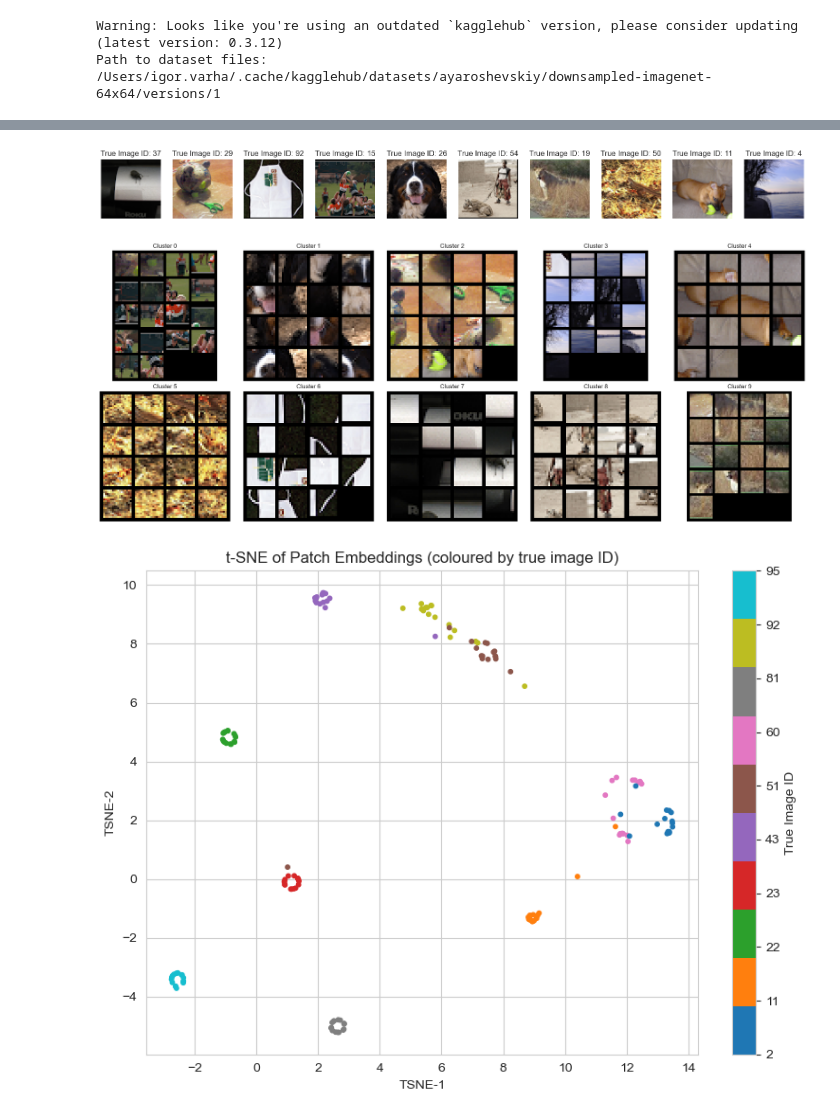
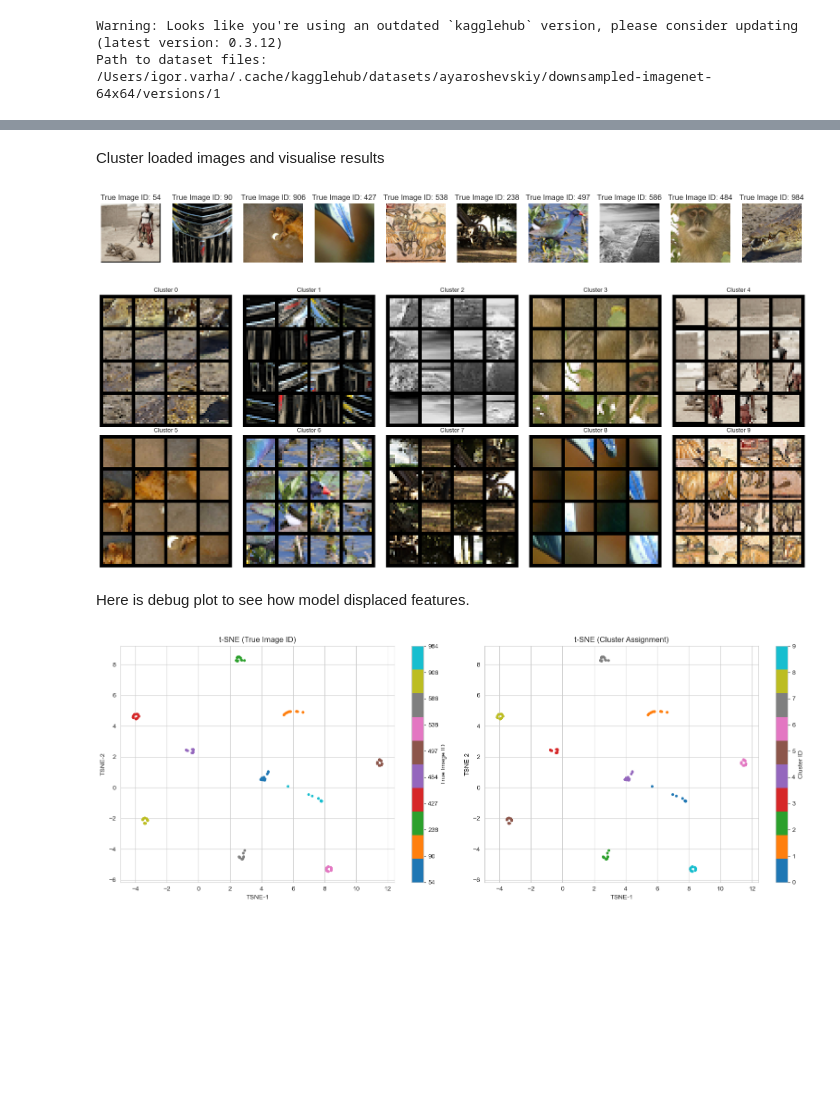
Before and after one commit to IVarha/contrastive-learning, a Jupyter notebook: script_2.ipynb, the cells around one changed output, grey strips where cells are left out. Drawn from its saved outputs; the diff is of its cells as text; code cells hidden in the pictures; blank space fills up the shorter version.

```diff
--- a/script_2.ipynb
+++ b/script_2.ipynb
@@ -17,8 +27,6 @@ test_dataset_p = "te_dataset.pt"
 # %%
-from torch.utils.data import DataLoader
-from image_toolkit.data_processor import FragmentDataset
 
-test_dataset = FragmentDataset(test_path,limit=100, augment=False)
-
+# here please use limit if you to limit amount of images you are using
+test_dataset = FragmentDataset(test_path,limit=1000, augment=False)
 dataloader_test = DataLoader(test_dataset, batch_size=10, shuffle=True)
 # %%
@@ -57,86 +57,90 @@ CCluster the test set and save the results
+# %% [markdown]
+Cluster loaded images and visualise results
 # %%
 #cluster 1 batch and plot it
-from sklearn.cluster import AgglomerativeClustering,KMeans
-
-import matplotlib.pyplot as plt
-
-
 batch,labels = next(iter(dataloader_test))
-
 all_images = [ test_dataset.get_full_image(idx) for idx in labels]
 B, N, C, H, W = batch.shape
 true_labels = labels.numpy().repeat(N)
 batch = batch.view(B * N, C, H, W)
+# shuffle the batch by first dimension
+idx = torch.randperm(batch.size(0))
+batch = batch[idx]
+true_labels = true_labels[idx]
 embeddings = model(batch.to(DEVICE))
 embeddings = embeddings.cpu().detach().numpy()
-cluster = AgglomerativeClustering(n_clusters=10).fit_predict(embeddings)
-#cluster = KMeans(n_clusters=10).fit_predict(embeddings)
+cluster = AgglomerativeClustering(n_clusters=B).fit_predict(embeddings)
 # plot all images
 fig, ax = plt.subplots(1, len(all_images), figsize=(20, 20))
 for i, image in enumerate(all_images):
     ax[i].imshow(image.permute(1, 2, 0))
     ax[i].axis('off')
     ax[i].set_title(f"True Image ID: {labels[i]}")
-
 plt.show()
 # %% [output]
-[figure, old version]
+[figure, new version]
 # %%
-import torchvision.utils as vutils
-import matplotlib.pyplot as plt
-
-# Create 2 rows, 5 columns
-fig, axs = plt.subplots(2, 5, figsize=(20, 8))
+# Create B//5 rows, 5 columns
+fig, axs = plt.subplots(B//5+1 if B%5>0 else B//5, 5, figsize=(20, 8))
 axs = axs.flatten()  # Flatten to index easily
-
-for cluster_id in range(10):
+for cluster_id in range(B):
     indices = [i for i, c in enumerate(cluster) if c == cluster_id]
     if not indices:
         axs[cluster_id].axis('off')
         continue
-
     clustered_patches = batch[indices].cpu()
-
     grid = vutils.make_grid(clustered_patches, nrow=4, padding=2, normalize=True)
     axs[cluster_id].imshow(grid.permute(1, 2, 0))
     axs[cluster_id].axis('off')
     axs[cluster_id].set_title(f"Cluster {cluster_id}")
-
 plt.tight_layout()
 plt.show()
 # %% [output]
-[figure, old version]
+[figure, new version]
+# %% [markdown]
+Here is debug plot to see how model displaced features.
 # %%
 from sklearn.manifold import TSNE
 import numpy as np
 import matplotlib.pyplot as plt
+import matplotlib
 from matplotlib.colors import ListedColormap
-
 # Run t-SNE
-tsne = TSNE(n_components=2, perplexity=30, learning_rate=200, n_iter=1000, random_state=42)
+tsne = TSNE(n_components=2, perplexity=30, learning_rate=200, max_iter=1000, random_state=42)
 tsne_results = tsne.fit_transform(embeddings)
 
 unique_labels = np.unique(true_labels)
 n_classes = len(unique_labels)
 
 # Map true_labels to 0...n_classes-1
 label_map = {label: i for i, label in enumerate(unique_labels)}
 label_ids = np.array([label_map[l] for l in true_labels])
 
-# Plot with discrete colormap
-cmap = plt.cm.get_cmap('tab10', n_classes)  # or 'tab20' if >10
-fig, ax = plt.subplots(figsize=(8, 6))
-scatter = ax.scatter(tsne_results[:, 0], tsne_results[:, 1], c=label_ids, cmap=cmap, s=10)
+# Create colormap
+base_cmap = plt.colormaps.get_cmap('tab10')  # continuous colormap
+cmap = ListedColormap(base_cmap(np.linspace(0, 1, n_classes)))  # discrete colormap
 
-# Add colorbar with actual label ticks
-cbar = plt.colorbar(scatter, ticks=np.arange(n_classes))
-cbar.ax.set_yticklabels(unique_labels)
-cbar.set_label("True Image ID")
+# Create the combined figure
+fig, axs = plt.subplots(1, 2, figsize=(16, 6))
 
-ax.set_title("t-SNE of Patch Embeddings (coloured by true image ID)")
-ax.set_xlabel("TSNE-1")
-ax.set_ylabel("TSNE-2")
+# Plot 1: Ground Truth Labels
+scatter1 = axs[0].scatter(tsne_results[:, 0], tsne_results[:, 1], c=label_ids, cmap=cmap, s=B)
+cbar1 = fig.colorbar(scatter1, ax=axs[0], ticks=np.arange(n_classes))
+cbar1.ax.set_yticklabels(unique_labels)
+cbar1.set_label("True Image ID")
+axs[0].set_title("t-SNE (True Image ID)")
+axs[0].set_xlabel("TSNE-1")
+axs[0].set_ylabel("TSNE-2")
+
+# Plot 2: Clustering Results
+scatter2 = axs[1].scatter(tsne_results[:, 0], tsne_results[:, 1], c=cluster, cmap='tab10', s=B)
+cbar2 = fig.colorbar(scatter2, ax=axs[1])
+cbar2.set_label("Cluster ID")
+axs[1].set_title("t-SNE (Cluster Assignment)")
+axs[1].set_xlabel("TSNE-1")
+axs[1].set_ylabel("TSNE-2")
+
 plt.tight_layout()
 plt.show()
 # %% [output]
-[figure, old version]
+[figure, new version]
```
Also changed, not shown: parts of 8 cells of this notebook, 7 other files.
